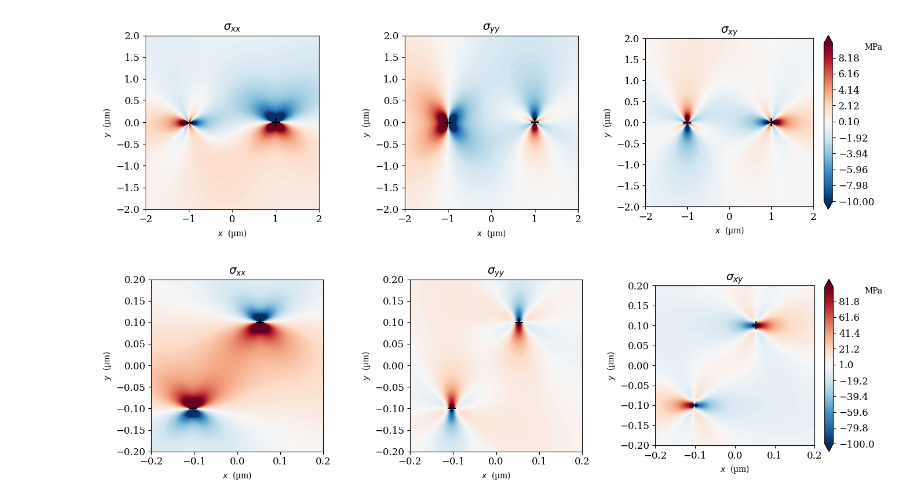
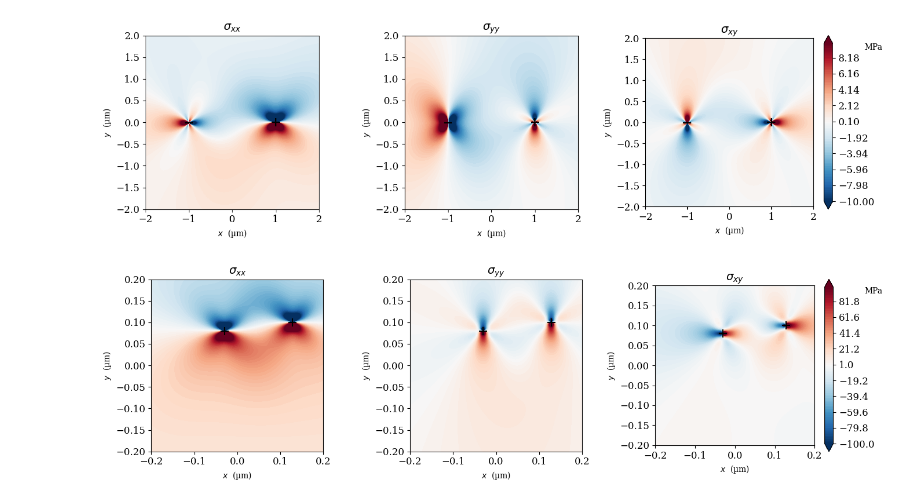
Before and after one commit to Luca-R27/PhDcourse_2026_CompMatMod, a Jupyter notebook: DDP/DDP.ipynb, the cells around one changed output. Cells and saved outputs as stored; diff of their text form; code cells hidden in the pictures.

```diff
--- a/DDP/DDP.ipynb
+++ b/DDP/DDP.ipynb
@@ -192,10 +310,13 @@ def update_dislocations(disl, σ_ext, θ_SP, B=1e-4, dt=1e-6, v_cutoff=1e3, μ=2
 # %%
-def evolve_dislocations(disl, σ_ext, θ_SP, t_end, plot_every = 100, B=1e-4, dt=1e-6, v_cutoff=1e4, μ=26.0e3, b=2.86e-4, ν=0.345):
+def evolve_dislocations(disl, σ_ext, θ_SP, t_end, obstacles = [], plot_every = 100, B=1e-4, dt=1e-6, v_cutoff=1e4, μ=26.0e3, b=2.86e-4, ν=0.345):
 
     # iteratively step from t = 0 to t = t_end by checking for nucleation and updating the dislocation positions under stress
     for t in range(int(t_end/dt)):
         # update the positions of existing dislocations
-        disl = update_dislocations(disl, σ_ext, θ_SP)
+        disl, obstacles = update_dislocations(disl, σ_ext, θ_SP, obstacles)
+
+
+
         if t % plot_every == 0:
             clear_output(wait=True)
             plot_stress_disl(disl, θ_SP)
@@ -249,11 +370,21 @@ disl = Dislocations(
 )
 
 disl.add(x=0.05, y=0.1, sign=1, slip_plane=0, is_pinned=False)
-disl.add(x= -0.1, y=-0.1, sign=-1, slip_plane=1, is_pinned=False)
+disl.add(x= 0.0, y=0.08, sign=1, slip_plane=1, is_pinned=False)
 
 θ_SP = np.array([0, 0])
+
+obstacle_pos = [
+    np.array([[-0.19, 0.1], [0.19, 0.1]]),
+    np.array([[-0.03, 0.08], [0.19, 0.08]]),
+]
+
+obstacle_occupied = [
+    np.zeros(2, dtype=bool),
+    np.zeros(2, dtype=bool),
+]
 # %%
-_ = evolve_dislocations(disl, np.array([0, 0, 0.0]), θ_SP, 1e-3)
+_ = evolve_dislocations(disl, np.array([0, 0, 0.0]), θ_SP, 2e-3, obstacle_pos, obstacle_occupied)
 # %% [output]
-[figure, old version]
+[figure, new version]
 # %%
```
Also changed, not shown: parts of 8 cells of this notebook.
